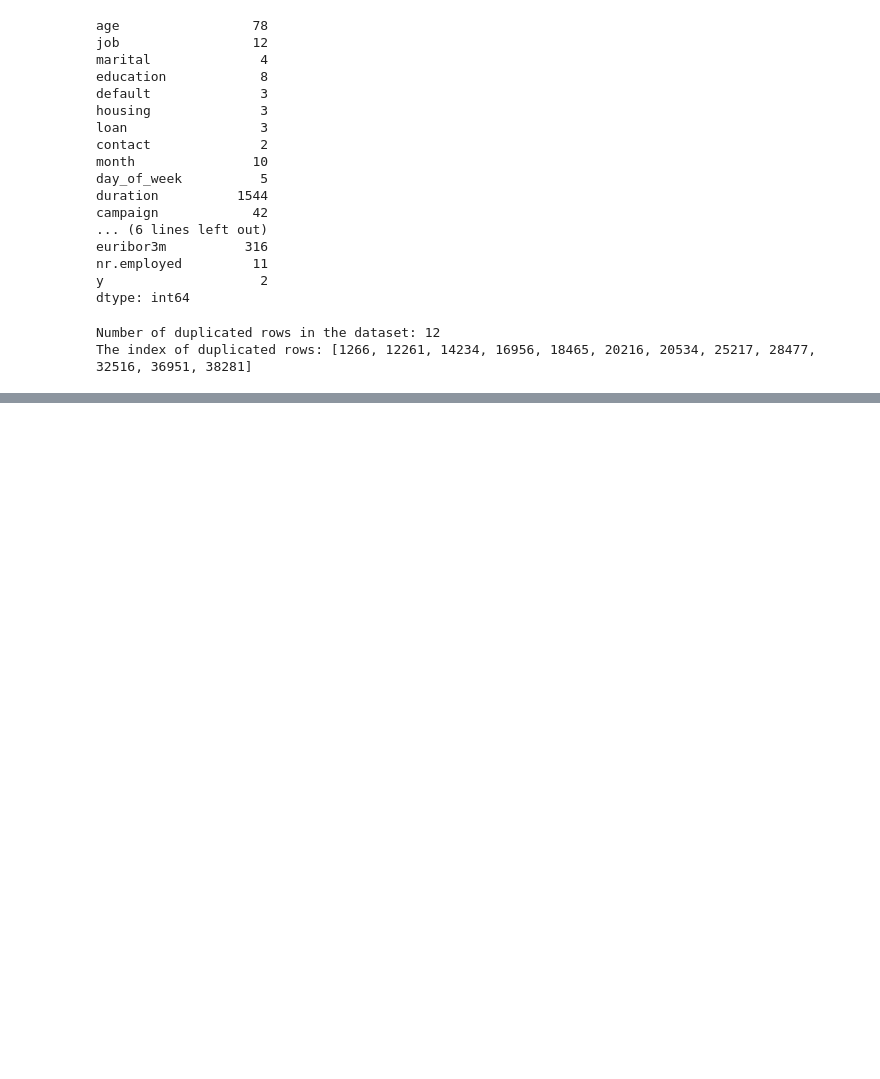
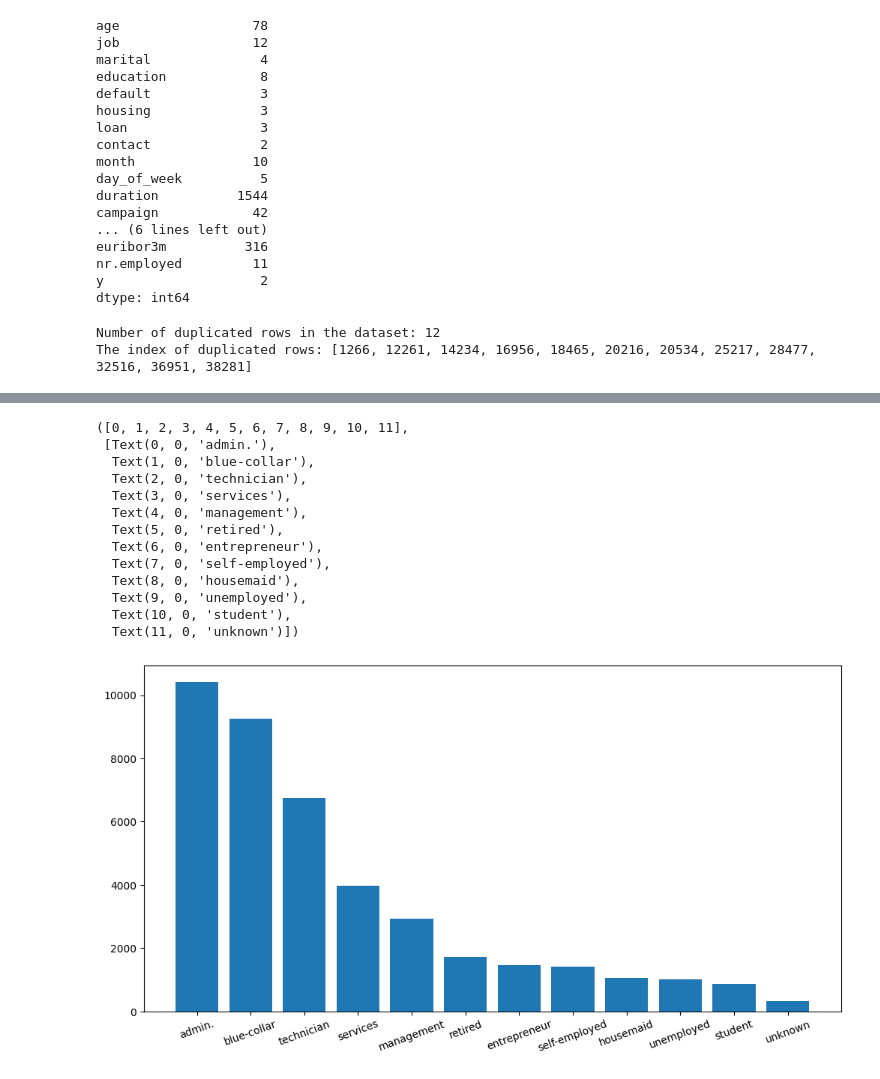
Before and after one commit to thaianle/bank-marketing, a Jupyter notebook: bank-marketing.ipynb, the cells around one changed output, grey strips where cells are left out. Cells and saved outputs as stored; diff of their text form; code cells hidden in the pictures; blank space fills up the shorter version.

```diff
--- a/bank-marketing.ipynb
+++ b/bank-marketing.ipynb
@@ -104,0 +145,20 @@ The index of duplicated rows: [1266, 12261, 14234, 16956, 18465, 20216, 20534, 2
+# %%
+# Zoom in for bar plots with many categories
+fig, ax = plt.subplots(figsize = (12, 6))
+ax.bar(bank_marketing['job'].value_counts().index, bank_marketing['job'].value_counts().values)
+plt.xticks(rotation = 20)
+# %% [output]
+([0, 1, 2, 3, 4, 5, 6, 7, 8, 9, 10, 11],
+ [Text(0, 0, 'admin.'),
+  Text(1, 0, 'blue-collar'),
+  Text(2, 0, 'technician'),
+  Text(3, 0, 'services'),
+  Text(4, 0, 'management'),
+  Text(5, 0, 'retired'),
+  Text(6, 0, 'entrepreneur'),
+  Text(7, 0, 'self-employed'),
+  Text(8, 0, 'housemaid'),
+  Text(9, 0, 'unemployed'),
+  Text(10, 0, 'student'),
+  Text(11, 0, 'unknown')])
+[figure, added]
```
Also changed, not shown: parts of 6 cells of this notebook.
